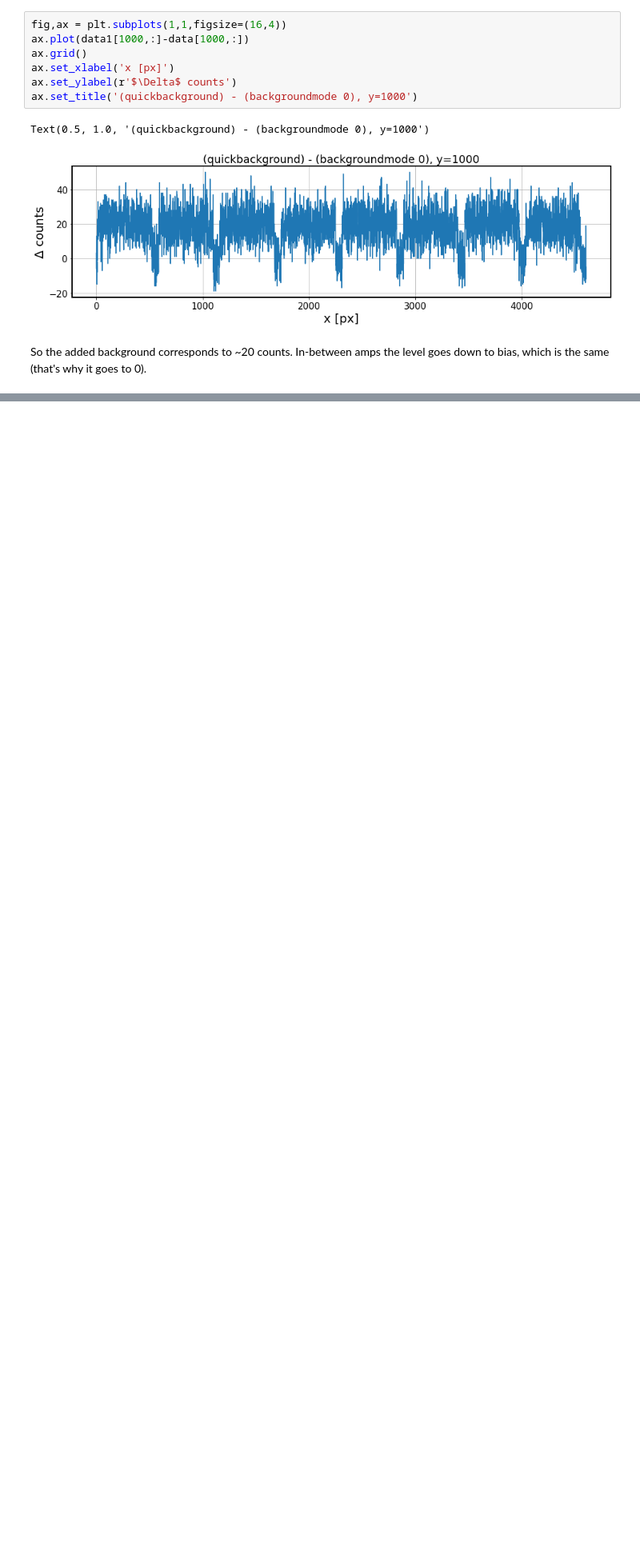
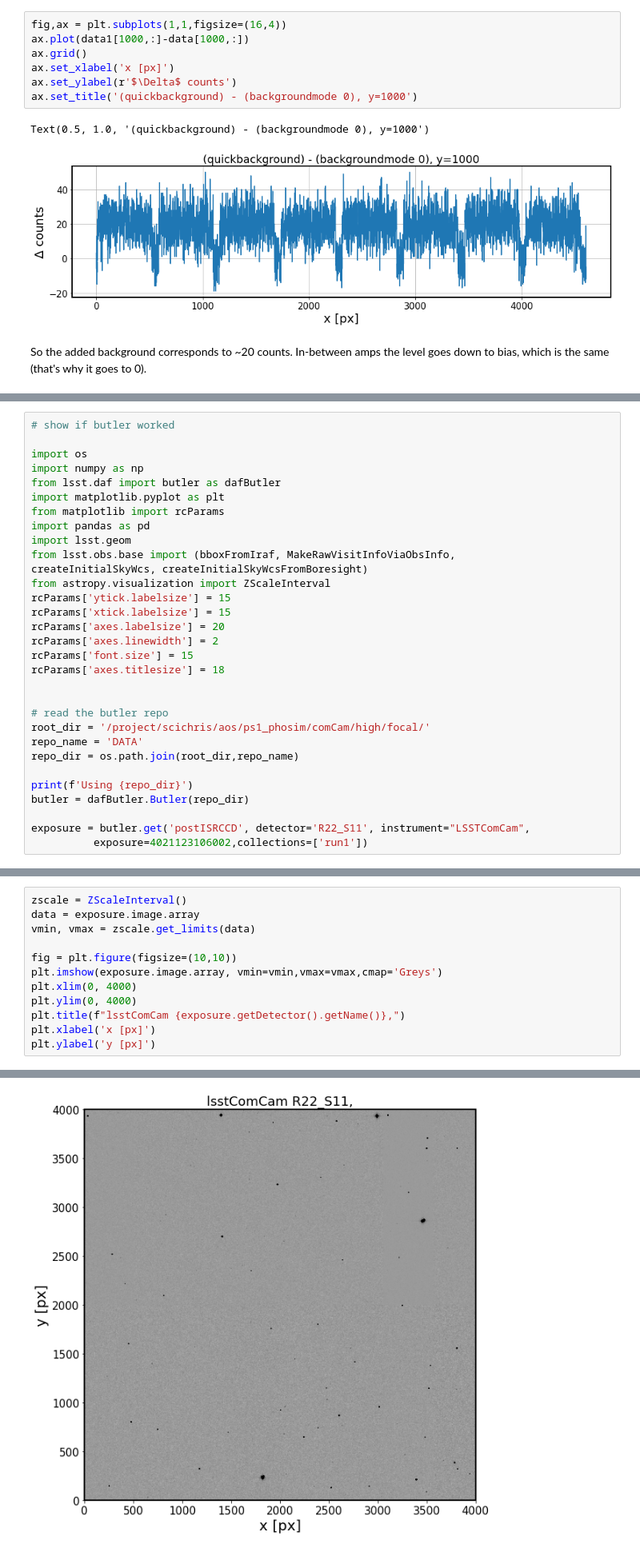
Before and after one commit to suberlak/AOS, a Jupyter notebook: AOS_quickbackground.ipynb, the cells around one changed output, grey strips where cells are left out. Shown at 80% size. Drawn from its saved outputs; the diff is of its cells as text; blank space fills up the shorter version.

```diff
--- a/AOS_quickbackground.ipynb
+++ b/AOS_quickbackground.ipynb
@@ -187,0 +265,31 @@ So the added background corresponds to ~20 counts. In-between amps the level goe
+# %%
+# show if butler worked
+
+import os
+import numpy as np
+from lsst.daf import butler as dafButler
+import matplotlib.pyplot as plt
+from matplotlib import rcParams
+import pandas as pd
+import lsst.geom
+from lsst.obs.base import (bboxFromIraf, MakeRawVisitInfoViaObsInfo,
+createInitialSkyWcs, createInitialSkyWcsFromBoresight)
+from astropy.visualization import ZScaleInterval
+rcParams['ytick.labelsize'] = 15
+rcParams['xtick.labelsize'] = 15
+rcParams['axes.labelsize'] = 20
+rcParams['axes.linewidth'] = 2
+rcParams['font.size'] = 15
+rcParams['axes.titlesize'] = 18
+
+
+# read the butler repo
+root_dir = '/project/scichris/aos/ps1_phosim/comCam/high/focal/'
+repo_name = 'DATA'
+repo_dir = os.path.join(root_dir,repo_name)
+
+print(f'Using {repo_dir}')
+butler = dafButler.Butler(repo_dir)
+
+exposure = butler.get('postISRCCD', detector='R22_S11', instrument="LSSTComCam",
+          exposure=4021123106002,collections=['run1'])
@@ -187,0 +298,13 @@ So the added background corresponds to ~20 counts. In-between amps the level goe
+# %%
+zscale = ZScaleInterval()
+data = exposure.image.array
+vmin, vmax = zscale.get_limits(data)
+
+fig = plt.figure(figsize=(10,10))
+plt.imshow(exposure.image.array, vmin=vmin,vmax=vmax,cmap='Greys')
+plt.xlim(0, 4000)
+plt.ylim(0, 4000)
+plt.title(f"lsstComCam {exposure.getDetector().getName()},")
+plt.xlabel('x [px]')
+plt.ylabel('y [px]')
+# %% [output]
@@ -187,0 +312 @@ So the added background corresponds to ~20 counts. In-between amps the level goe
+[figure, added]
```
Also changed, not shown: parts of 49 cells of this notebook, 5 other files.
